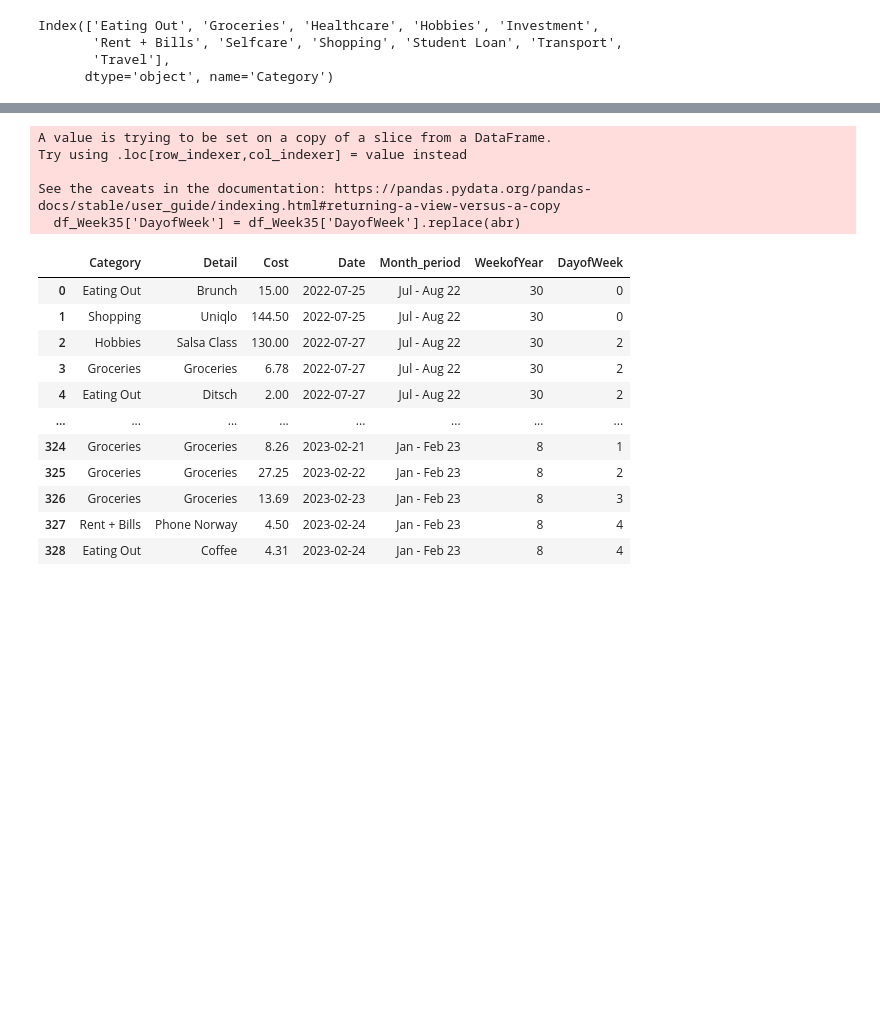
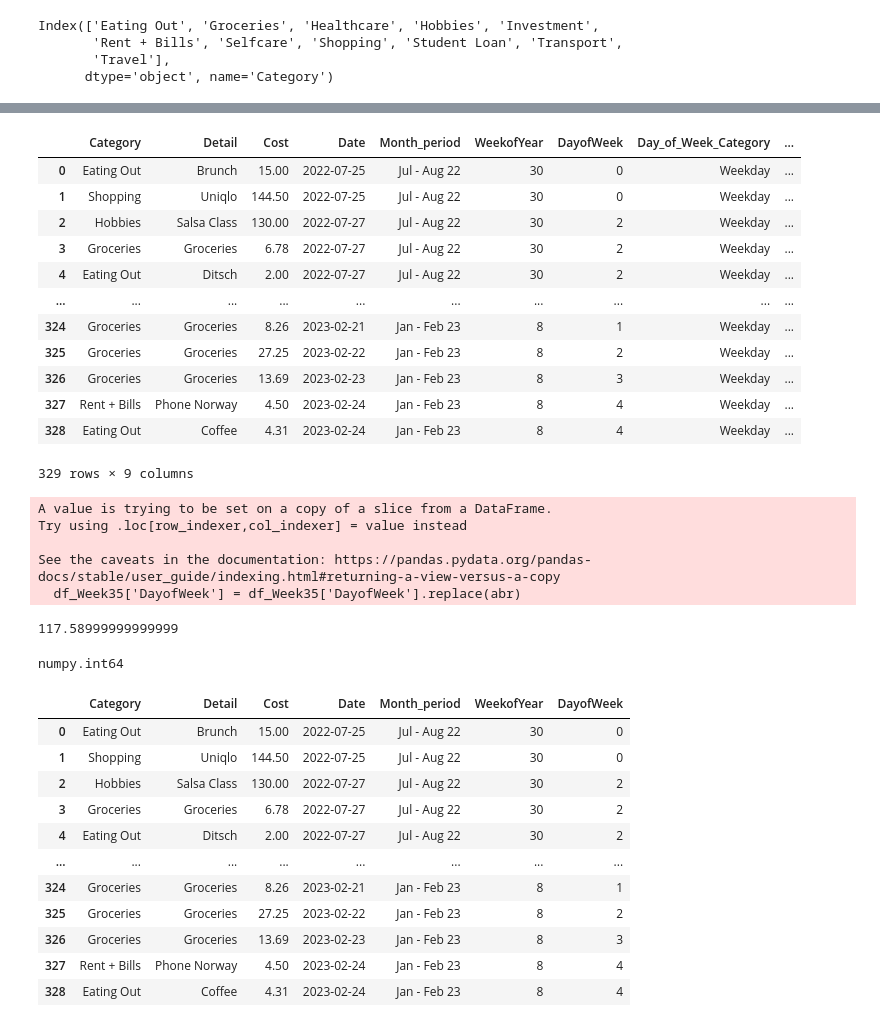
Before and after one commit to TechLabs-Berlin/wt23-sesame, a Jupyter notebook: DS/notebooks/For_WD.ipynb, the cells around one changed output, grey strips where cells are left out. Cells and saved outputs as stored; diff of their text form; code cells hidden in the pictures; blank space fills up the shorter version.

```diff
--- a/DS/notebooks/For_WD.ipynb
+++ b/DS/notebooks/For_WD.ipynb
@@ -422,6 +424,22 @@ abr = {0: "Monday",
        4: "Friday",
        5:"Saturday",
        6:"Sunday"}
+# %%
+df
+# %% [output]
+|  | Category | Detail | Cost | Date | Month_period | WeekofYear | DayofWeek | Day_of_Week_Category | ... |
+| 0 | Eating Out | Brunch | 15.00 | 2022-07-25 | Jul - Aug 22 | 30 | 0 | Weekday | ... |
+| 1 | Shopping | Uniqlo | 144.50 | 2022-07-25 | Jul - Aug 22 | 30 | 0 | Weekday | ... |
+| 2 | Hobbies | Salsa Class | 130.00 | 2022-07-27 | Jul - Aug 22 | 30 | 2 | Weekday | ... |
+| 3 | Groceries | Groceries | 6.78 | 2022-07-27 | Jul - Aug 22 | 30 | 2 | Weekday | ... |
+| 4 | Eating Out | Ditsch | 2.00 | 2022-07-27 | Jul - Aug 22 | 30 | 2 | Weekday | ... |
+| ... | ... | ... | ... | ... | ... | ... | ... | ... | ... |
+| 324 | Groceries | Groceries | 8.26 | 2023-02-21 | Jan - Feb 23 | 8 | 1 | Weekday | ... |
+| 325 | Groceries | Groceries | 27.25 | 2023-02-22 | Jan - Feb 23 | 8 | 2 | Weekday | ... |
+| 326 | Groceries | Groceries | 13.69 | 2023-02-23 | Jan - Feb 23 | 8 | 3 | Weekday | ... |
+| 327 | Rent + Bills | Phone Norway | 4.50 | 2023-02-24 | Jan - Feb 23 | 8 | 4 | Weekday | ... |
+| 328 | Eating Out | Coffee | 4.31 | 2023-02-24 | Jan - Feb 23 | 8 | 4 | Weekday | ... |
+329 rows × 9 columns
 # %%
 #df_Week35["Dayname"] = abr[df_Week35]
 df_Week35['DayofWeek'] = df_Week35['DayofWeek'].replace(abr)
@@ -436,6 +454,14 @@ Try using .loc[row_indexer,col_indexer] = value instead
 
 See the caveats in the documentation: https://pandas.pydata.org/pandas-docs/stable/user_guide/indexing.html#returning-a-view-versus-a-copy
   df_Week35['DayofWeek'] = df_Week35['DayofWeek'].replace(abr)
+# %%
+df_Week35.groupby("DayofWeek")["Cost"].sum().mean()
+# %% [output]
+117.58999999999999
+# %%
+type(df_Week35.WeekofYear[116])
+# %% [output]
+numpy.int64
 # %%
 df
 # %% [output]
```
Also changed, not shown: parts of 7 cells of this notebook, 1 other file.
